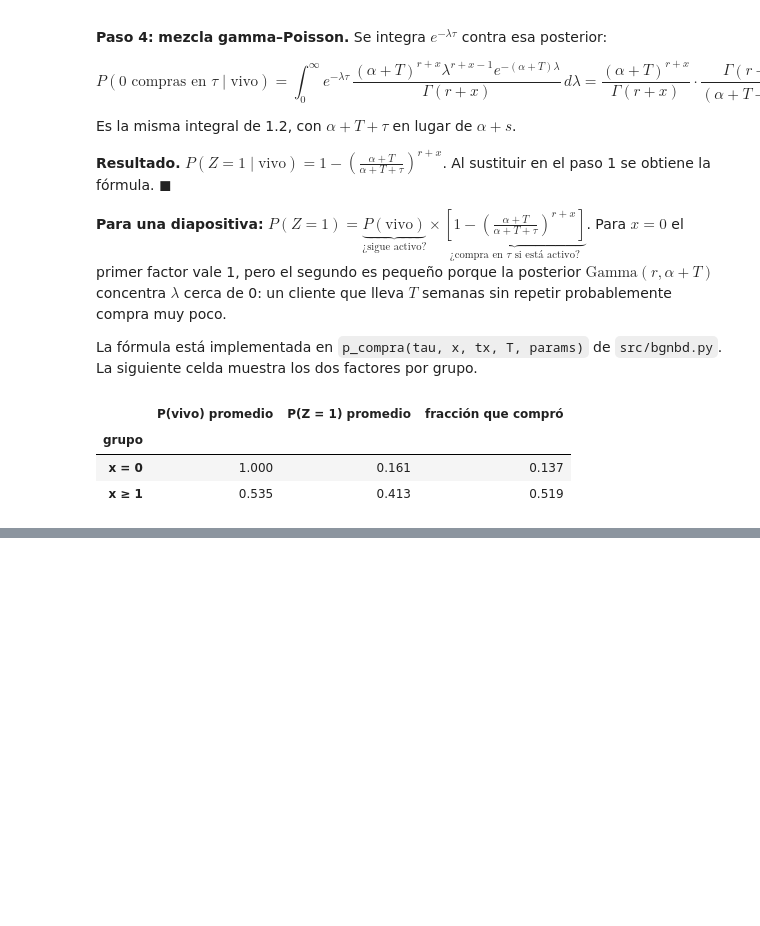
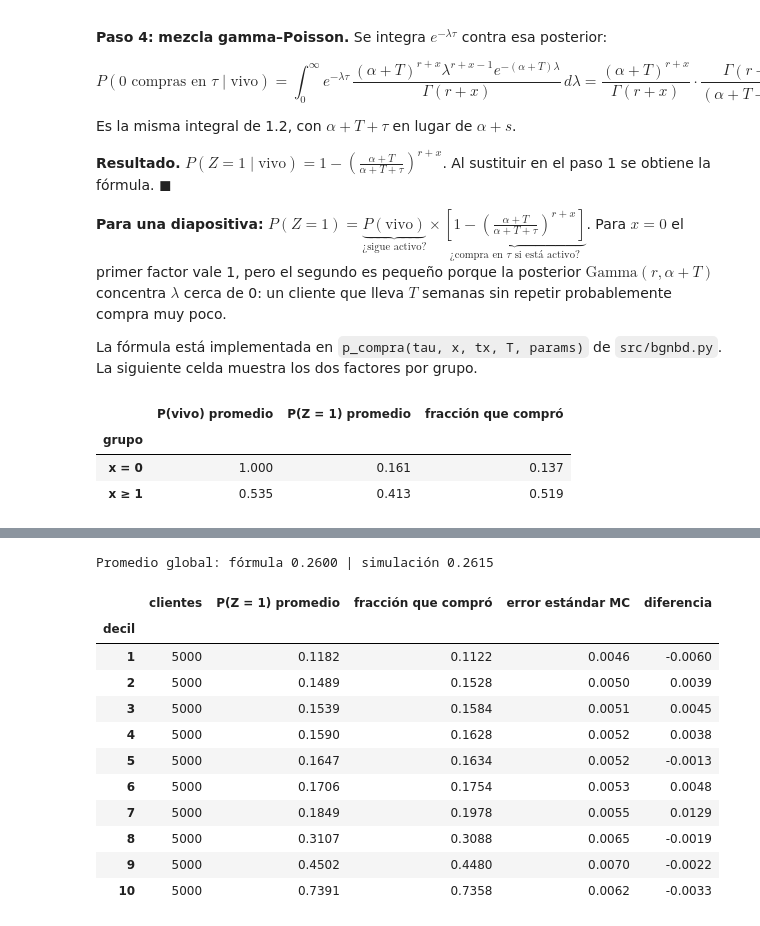
Before and after one commit to SSIsa14/contando-clientes-btyd, a Jupyter notebook: notebooks/04_quien_sigue_vivo.ipynb, the cells around one changed output, grey strips where cells are left out. Cells and saved outputs as stored; diff of their text form; code cells hidden in the pictures; blank space fills up the shorter version.

```diff
--- a/notebooks/04_quien_sigue_vivo.ipynb
+++ b/notebooks/04_quien_sigue_vivo.ipynb
@@ -163,0 +168,37 @@ res.groupby("grupo")[["p_vivo", "p_compra", "Z"]].mean().round(3).rename(columns
+# %%
+from simulacion import simular_clientes
+
+
+def tabla_deciles(prob, z):
+    # rank(method="first") rompe empates para que cada decil tenga el mismo número de clientes
+    decil = pd.qcut(pd.Series(prob).rank(method="first"), 10, labels=range(1, 11))
+    t = pd.DataFrame({"prob": np.asarray(prob), "z": np.asarray(z)}).groupby(decil.values, observed=True)
+    out = pd.DataFrame({"clientes": t.size(), "P(Z = 1) promedio": t["prob"].mean(),
+                        "fracción que compró": t["z"].mean()})
+    out.index.name = "decil"
+    return out
+
+
+sim = simular_clientes(50_000, params, np.random.default_rng(85967), horizonte_extra=TAU)
+sim["p_compra"] = p_compra(TAU, sim["x"], sim["tx"], sim["T"], params)
+sim["Z"] = (sim["x_star"] >= 1).astype(int)
+
+cal_sim = tabla_deciles(sim["p_compra"], sim["Z"])
+cal_sim["error estándar MC"] = np.sqrt(cal_sim["P(Z = 1) promedio"] * (1 - cal_sim["P(Z = 1) promedio"]) / cal_sim["clientes"])
+cal_sim["diferencia"] = cal_sim["fracción que compró"] - cal_sim["P(Z = 1) promedio"]
+print(f"Promedio global: fórmula {sim['p_compra'].mean():.4f} | simulación {sim['Z'].mean():.4f}")
+cal_sim.round(4)
+# %% [output]
+Promedio global: fórmula 0.2600 | simulación 0.2615
+|  | clientes | P(Z = 1) promedio | fracción que compró | error estándar MC | diferencia |
+| decil |  |  |  |  |  |
+| 1 | 5000 | 0.1182 | 0.1122 | 0.0046 | -0.0060 |
+| 2 | 5000 | 0.1489 | 0.1528 | 0.0050 | 0.0039 |
+| 3 | 5000 | 0.1539 | 0.1584 | 0.0051 | 0.0045 |
+| 4 | 5000 | 0.1590 | 0.1628 | 0.0052 | 0.0038 |
+| 5 | 5000 | 0.1647 | 0.1634 | 0.0052 | -0.0013 |
+| 6 | 5000 | 0.1706 | 0.1754 | 0.0053 | 0.0048 |
+| 7 | 5000 | 0.1849 | 0.1978 | 0.0055 | 0.0129 |
+| 8 | 5000 | 0.3107 | 0.3088 | 0.0065 | -0.0019 |
+| 9 | 5000 | 0.4502 | 0.4480 | 0.0070 | -0.0022 |
+| 10 | 5000 | 0.7391 | 0.7358 | 0.0062 | -0.0033 |
```
Also changed, not shown: parts of 3 cells of this notebook, 1 other file.
